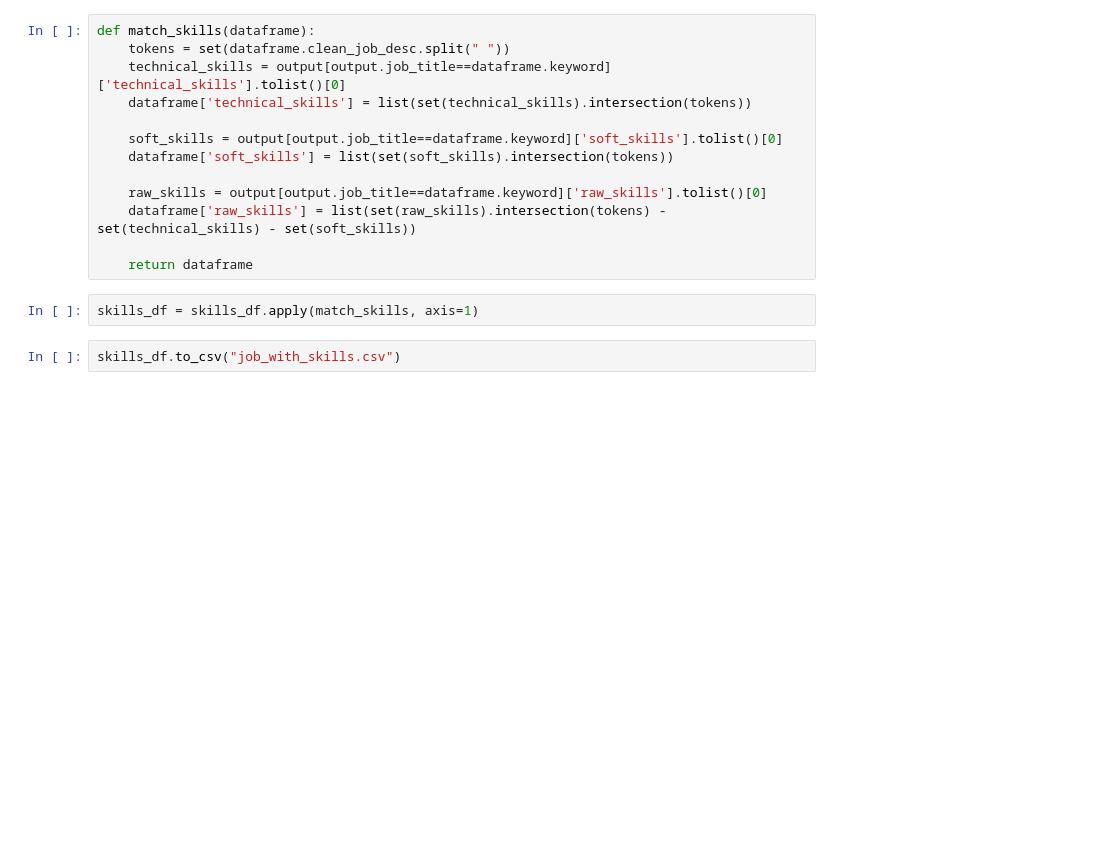
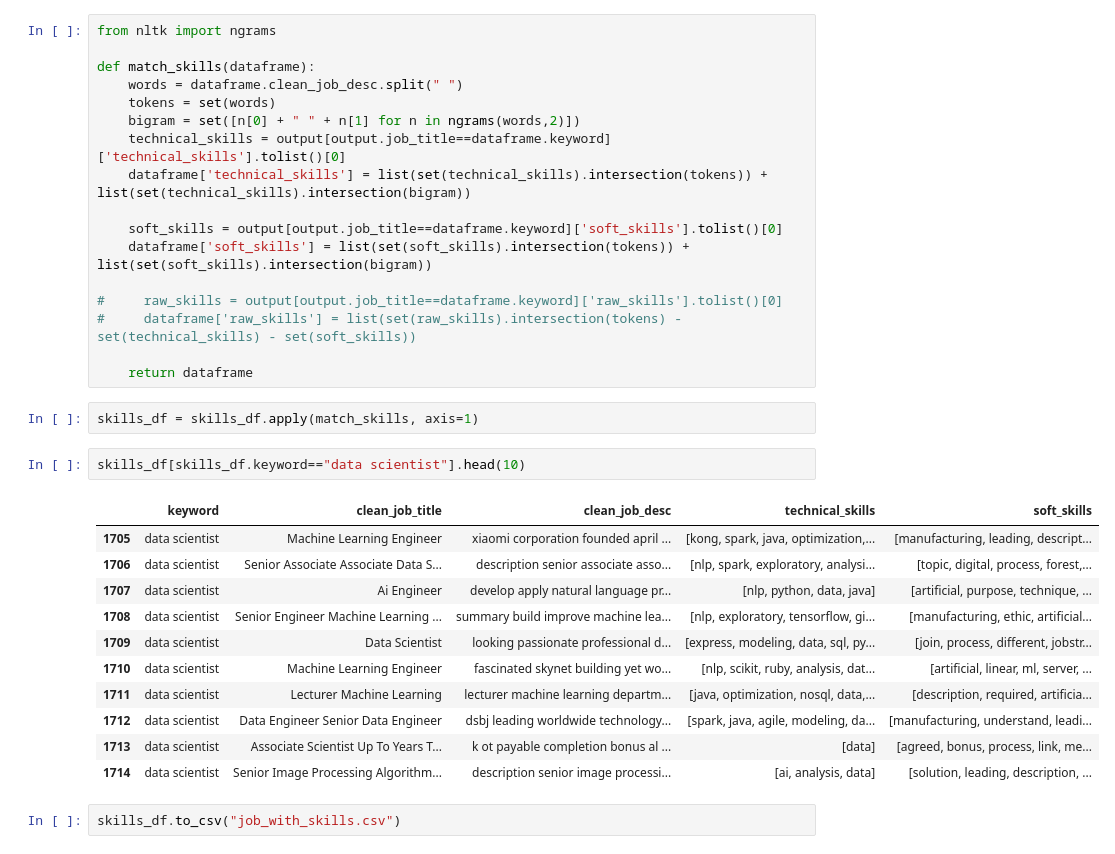
Before and after one commit to ashleyykq/is434-g2-t7, a Jupyter notebook: jobstreet/Retrieve Skills from Job.ipynb, the cells around one changed output. Saved outputs shown, nothing was run; the diff lists cells and outputs as text; blank space fills up the shorter version.

```diff
--- a/jobstreet/Retrieve Skills from Job.ipynb
+++ b/jobstreet/Retrieve Skills from Job.ipynb
@@ -233,19 +246,37 @@ output[output['job_title']=='software engineer']
 # %%
 skills_df = df[['keyword','clean_job_title','clean_job_desc']]
 # %%
+from nltk import ngrams
+
 def match_skills(dataframe):
-    tokens = set(dataframe.clean_job_desc.split(" "))
+    words = dataframe.clean_job_desc.split(" ")
+    tokens = set(words)
+    bigram = set([n[0] + " " + n[1] for n in ngrams(words,2)])
     technical_skills = output[output.job_title==dataframe.keyword]['technical_skills'].tolist()[0]
-    dataframe['technical_skills'] = list(set(technical_skills).intersection(tokens))
+    dataframe['technical_skills'] = list(set(technical_skills).intersection(tokens)) + list(set(technical_skills).intersection(bigram))
 
     soft_skills = output[output.job_title==dataframe.keyword]['soft_skills'].tolist()[0]
-    dataframe['soft_skills'] = list(set(soft_skills).intersection(tokens))
+    dataframe['soft_skills'] = list(set(soft_skills).intersection(tokens)) + list(set(soft_skills).intersection(bigram))
 
-    raw_skills = output[output.job_title==dataframe.keyword]['raw_skills'].tolist()[0]
-    dataframe['raw_skills'] = list(set(raw_skills).intersection(tokens) - set(technical_skills) - set(soft_skills))
+#     raw_skills = output[output.job_title==dataframe.keyword]['raw_skills'].tolist()[0]
+#     dataframe['raw_skills'] = list(set(raw_skills).intersection(tokens) - set(technical_skills) - set(soft_skills))
 
     return dataframe
 # %%
 skills_df = skills_df.apply(match_skills, axis=1)
+# %%
+skills_df[skills_df.keyword=="data scientist"].head(10)
+# %% [output]
+|  | keyword | clean_job_title | clean_job_desc | technical_skills | soft_skills |
+| 1705 | data scientist | Machine Learning Engineer | xiaomi corporation founded april ... | [kong, spark, java, optimization,... | [manufacturing, leading, descript... |
+| 1706 | data scientist | Senior Associate Associate Data S... | description senior associate asso... | [nlp, spark, exploratory, analysi... | [topic, digital, process, forest,... |
+| 1707 | data scientist | Ai Engineer | develop apply natural language pr... | [nlp, python, data, java] | [artificial, purpose, technique, ... |
+| 1708 | data scientist | Senior Engineer Machine Learning ... | summary build improve machine lea... | [nlp, exploratory, tensorflow, gi... | [manufacturing, ethic, artificial... |
+| 1709 | data scientist | Data Scientist | looking passionate professional d... | [express, modeling, data, sql, py... | [join, process, different, jobstr... |
+| 1710 | data scientist | Machine Learning Engineer | fascinated skynet building yet wo... | [nlp, scikit, ruby, analysis, dat... | [artificial, linear, ml, server, ... |
+| 1711 | data scientist | Lecturer Machine Learning | lecturer machine learning departm... | [java, optimization, nosql, data,... | [description, required, artificia... |
+| 1712 | data scientist | Data Engineer Senior Data Engineer | dsbj leading worldwide technology... | [spark, java, agile, modeling, da... | [manufacturing, understand, leadi... |
+| 1713 | data scientist | Associate Scientist Up To Years T... | k ot payable completion bonus al ... | [data] | [agreed, bonus, process, link, me... |
+| 1714 | data scientist | Senior Image Processing Algorithm... | description senior image processi... | [ai, analysis, data] | [solution, leading, description, ... |
 # %%
 skills_df.to_csv("job_with_skills.csv")
```
Also changed, not shown: parts of 6 cells of this notebook, 6 other files.
